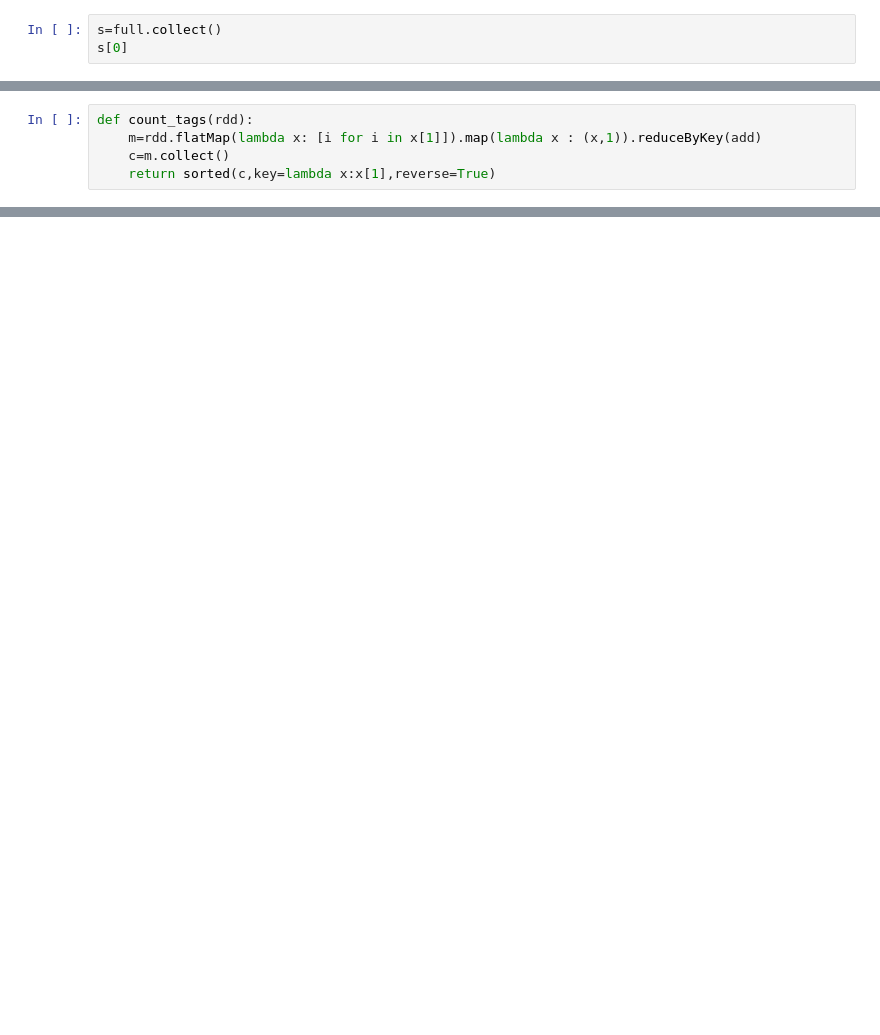
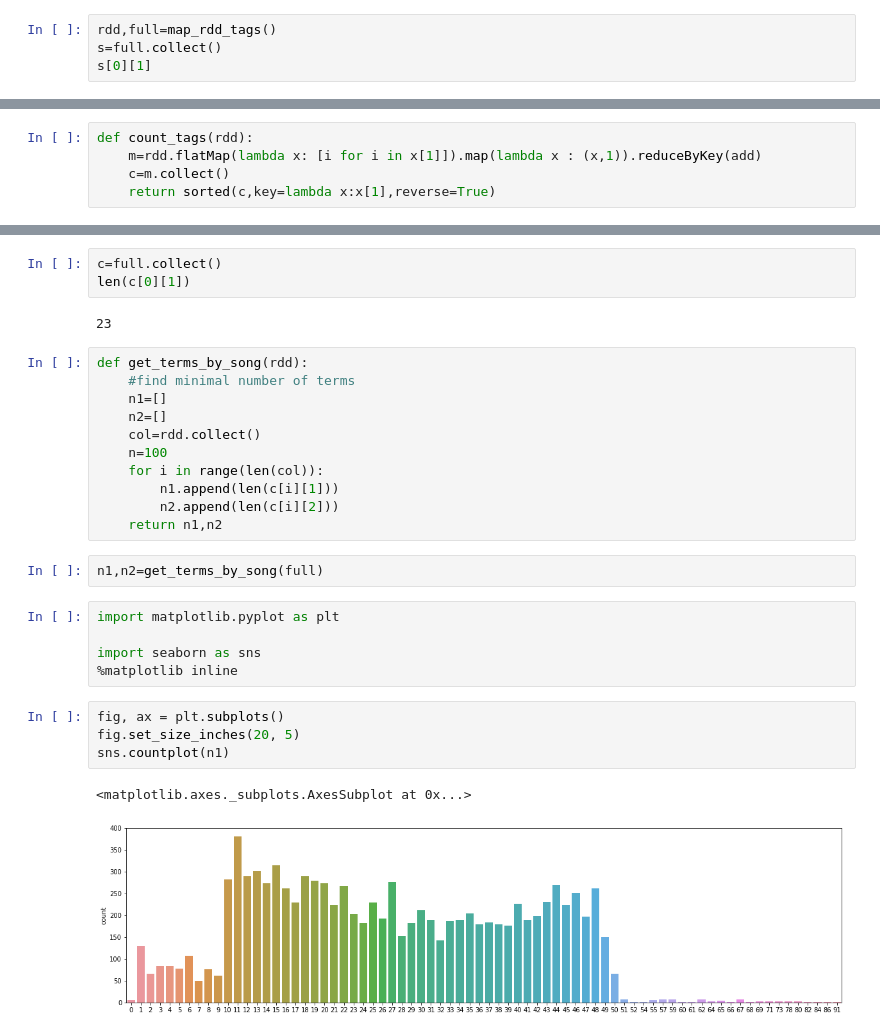
Before and after one commit to Polymere/ADA_Group, a Jupyter notebook: project/notebooks/tags_analysis.ipynb, the cells around one changed output, grey strips where cells are left out. Cells and saved outputs as stored; diff of their text form; blank space fills up the shorter version.

```diff
--- a/project/notebooks/tags_analysis.ipynb
+++ b/project/notebooks/tags_analysis.ipynb
@@ -21,4 +27,5 @@ full=map_rdd_tags()
 # %%
+rdd,full=map_rdd_tags()
 s=full.collect()
-s[0]
+s[0][1]
 # %% [output]
@@ -72,0 +110,30 @@ c[:10]
+# %%
+c=full.collect()
+len(c[0][1])
+# %% [output]
+23
+# %%
+def get_terms_by_song(rdd):
+    #find minimal number of terms
+    n1=[]
+    n2=[]
+    col=rdd.collect()
+    n=100
+    for i in range(len(col)):
+        n1.append(len(c[i][1]))
+        n2.append(len(c[i][2]))
+    return n1,n2
+# %%
+n1,n2=get_terms_by_song(full)
+# %%
+import matplotlib.pyplot as plt
+
+import seaborn as sns
+%matplotlib inline
+# %%
+fig, ax = plt.subplots()
+fig.set_size_inches(20, 5)
+sns.countplot(n1)
+# %% [output]
+<matplotlib.axes._subplots.AxesSubplot at 0x...>
+[figure, added]
```
Also changed, not shown: parts of 17 cells of this notebook.
